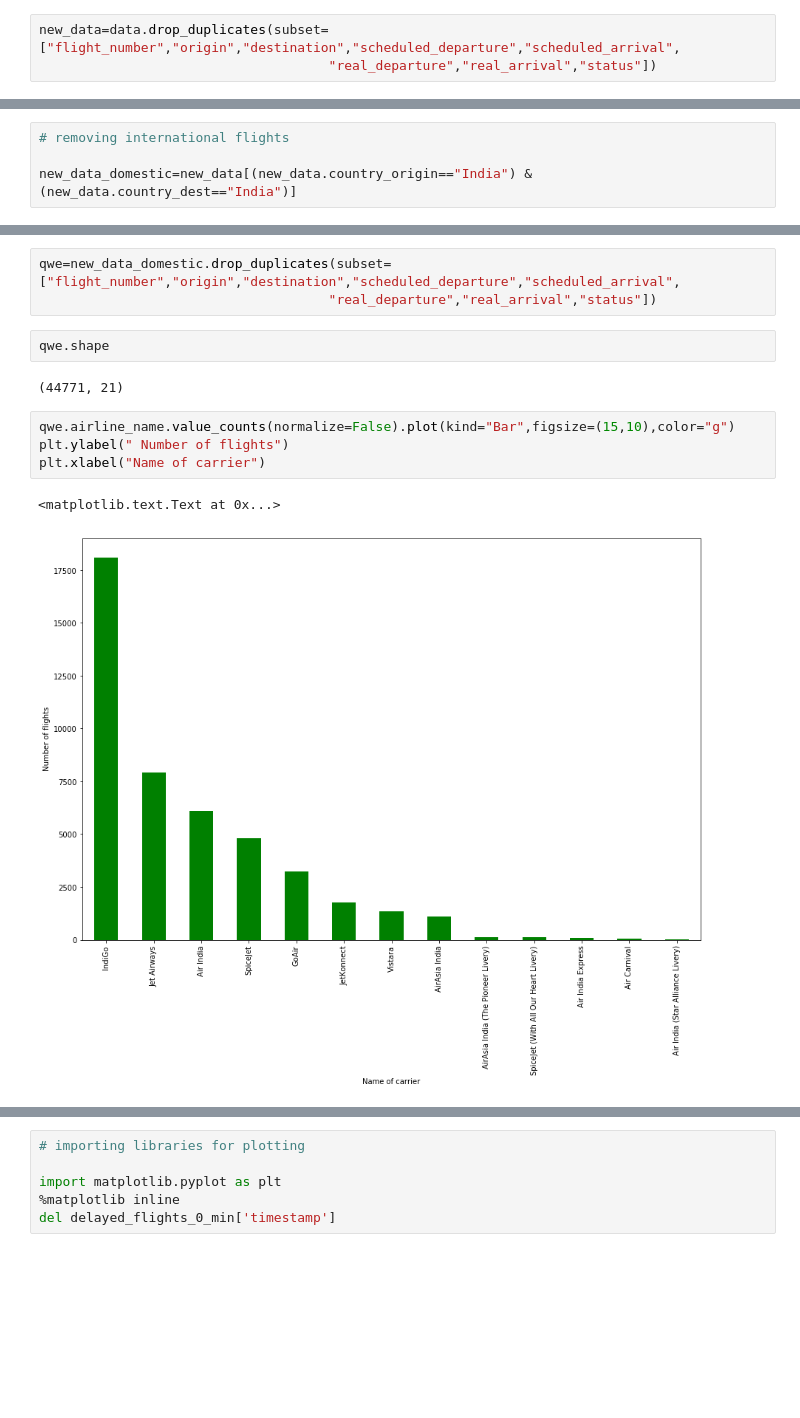
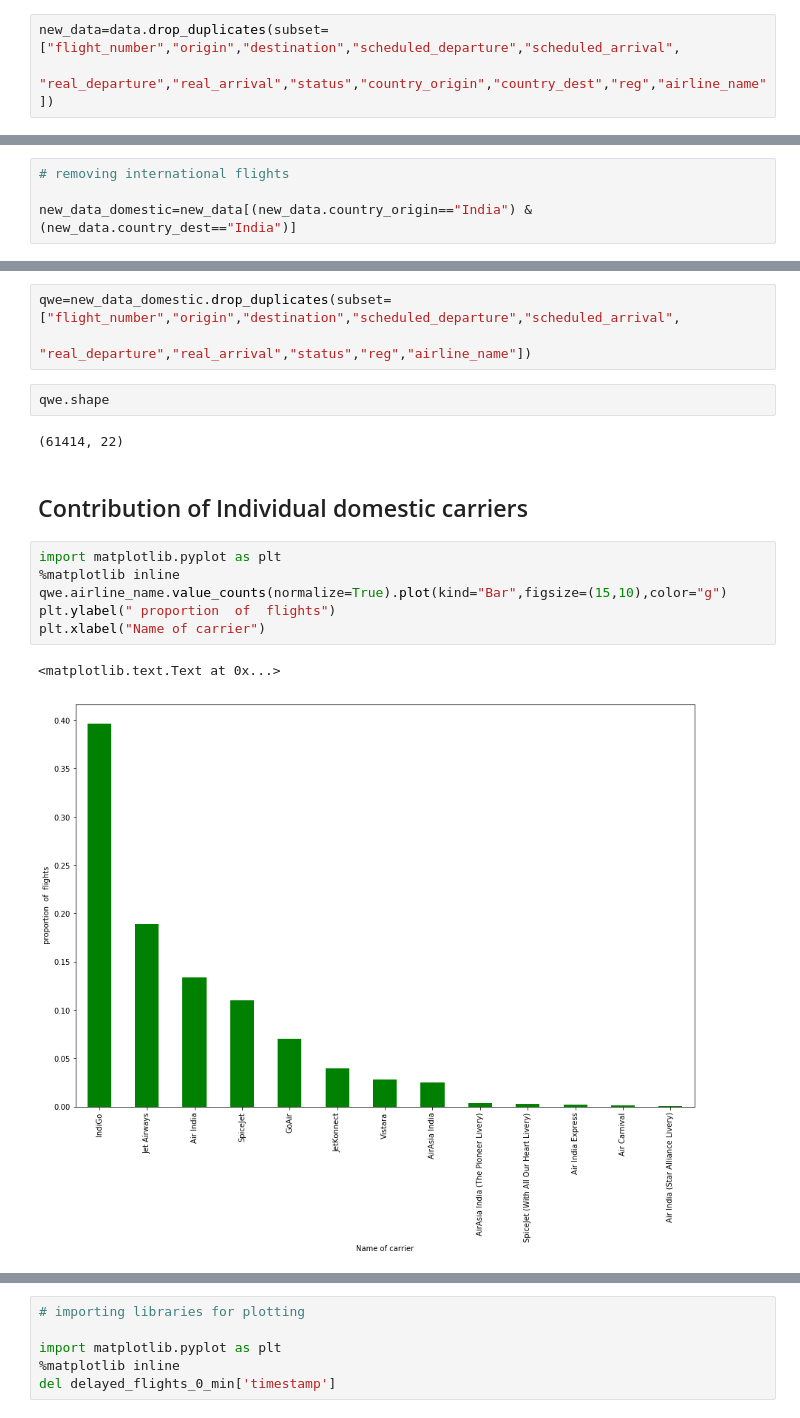
Before and after one commit to paulocoehlo1992/flight, a Jupyter notebook: Getting formatted data from mongoDB.ipynb, the cells around one changed output, grey strips where cells are left out. Drawn from its saved outputs; the diff is of its cells as text; blank space fills up the shorter version.

```diff
--- a/Getting formatted data from mongoDB.ipynb
+++ b/Getting formatted data from mongoDB.ipynb
@@ -251,7 +230,7 @@ data=data[data.real_departure!='None']
 data=data[data.scheduled_departure!='None']
 # %%
 new_data=data.drop_duplicates(subset=["flight_number","origin","destination","scheduled_departure","scheduled_arrival",
-                                     "real_departure","real_arrival","status"])
+                                     "real_departure","real_arrival","status","country_origin","country_dest","reg","airline_name"])
 # %%
 new_data.shape
 # %% [output]
@@ -419,14 +399,18 @@ del new_data_domestic["timestamp"]
 # %%
 qwe=new_data_domestic.drop_duplicates(subset=["flight_number","origin","destination","scheduled_departure","scheduled_arrival",
-                                     "real_departure","real_arrival","status"])
+                                     "real_departure","real_arrival","status","reg","airline_name"])
 # %%
 qwe.shape
 # %% [output]
-(44771, 21)
+(61414, 22)
+# %% [markdown]
+## Contribution of Individual domestic carriers
 # %%
-qwe.airline_name.value_counts(normalize=False).plot(kind="Bar",figsize=(15,10),color="g")
-plt.ylabel(" Number of flights")
+import matplotlib.pyplot as plt
+%matplotlib inline
+qwe.airline_name.value_counts(normalize=True).plot(kind="Bar",figsize=(15,10),color="g")
+plt.ylabel(" proportion  of  flights")
 plt.xlabel("Name of carrier")
 # %% [output]
 <matplotlib.text.Text at 0x...>
-[figure, old version]
+[figure, new version]
```
Also changed, not shown: parts of 51 cells of this notebook.
